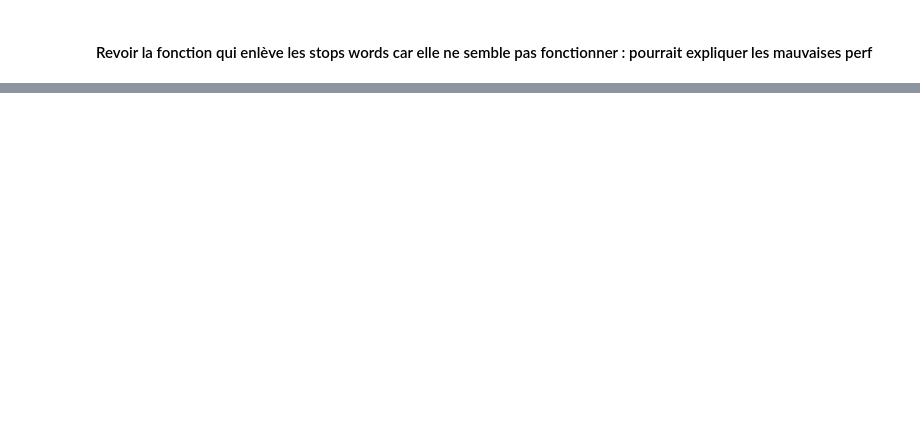
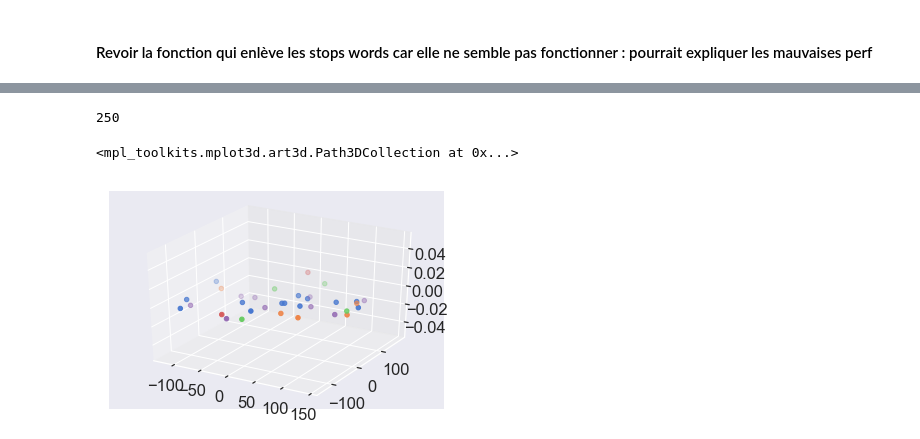
Before and after one commit to hugothimonier/HOTT_NLP_ENSAE, a Jupyter notebook: Notebook/main.ipynb, the cells around one changed output, grey strips where cells are left out. Cells and saved outputs as stored; diff of their text form; code cells hidden in the pictures; blank space fills up the shorter version.

```diff
--- a/Notebook/main.ipynb
+++ b/Notebook/main.ipynb
@@ -22,11 +25,12 @@ from sklearn.model_selection import train_test_split
 #### On load le dataframe sur lequel on travaille (ici on prend un tout petit subsample)
 # %%
 data_dir = '/Users/Hugo/Documents/Cours/ENSAE/3A/S2/NLP/Projet/data/nyt-comments'
-embed_path_50 = '/Users/Hugo/Documents/Cours/ENSAE/3A/S2/NLP/Projet/data/glove.6B/glove.6B.300d.txt'
+#embed_path_300 = '/Users/Hugo/Documents/Cours/ENSAE/3A/S2/NLP/Projet/data/glove.6B/glove.6B.300d.txt'
+embed_path_50 = '/Users/Hugo/Documents/Cours/ENSAE/3A/S2/NLP/Projet/data/glove.6B/glove.6B.50d.txt'
 df_ = pd.read_csv(glob.glob(data_dir+'/Comments*.csv')[0], encoding = 'latin1')
 df_ = df_.sample(frac=1).reset_index(drop=True)
 #cols = df_.columns
 df_test = df_[0:1000].reset_index(drop = True)
 #del df_
 # %%
-data = load_data(df_test, embed_path_50, stemming = True, K = 70, p = 1, n_word_keep = 20)
+data = load_data(df_test, embed_path_50, stemming = True, K = 30, p = 1, n_word_keep = 20)
@@ -53,0 +73,4 @@ RecursionError: maximum recursion depth exceeded in comparison
+# %%
+def cust_hott(p,q):
+
+    return hott(p, q, C, threshold=None)
@@ -53,0 +86,13 @@ RecursionError: maximum recursion depth exceeded in comparison
+# %%
+len(topic_test)
+# %% [output]
+250
+# %%
+import matplotlib.pyplot as plt
+%matplotlib inline
+
+import seaborn as sns
+sns.set_style('darkgrid')
+sns.set_palette('muted')
+sns.set_context("notebook", font_scale=1.5,
+                rc={"lines.linewidth": 2.5})
@@ -53,0 +135,15 @@ RecursionError: maximum recursion depth exceeded in comparison
+# %%
+from mpl_toolkits.mplot3d import axes3d
+
+fig = plt.figure()
+ax = fig.add_subplot(111, projection = '3d')
+
+
+ax.scatter(Xtsne1[:,0],Xtsne1[:,1])
+ax.scatter(Xtsne2[:,0],Xtsne2[:,1])
+ax.scatter(Xtsne3[:,0],Xtsne3[:,1])
+ax.scatter(Xtsne4[:,0],Xtsne4[:,1])
+ax.scatter(Xtsne5[:,0],Xtsne5[:,1])
+# %% [output]
+<mpl_toolkits.mplot3d.art3d.Path3DCollection at 0x...>
+[figure, added]
```
Also changed, not shown: parts of 6 cells of this notebook, 1 other file.
